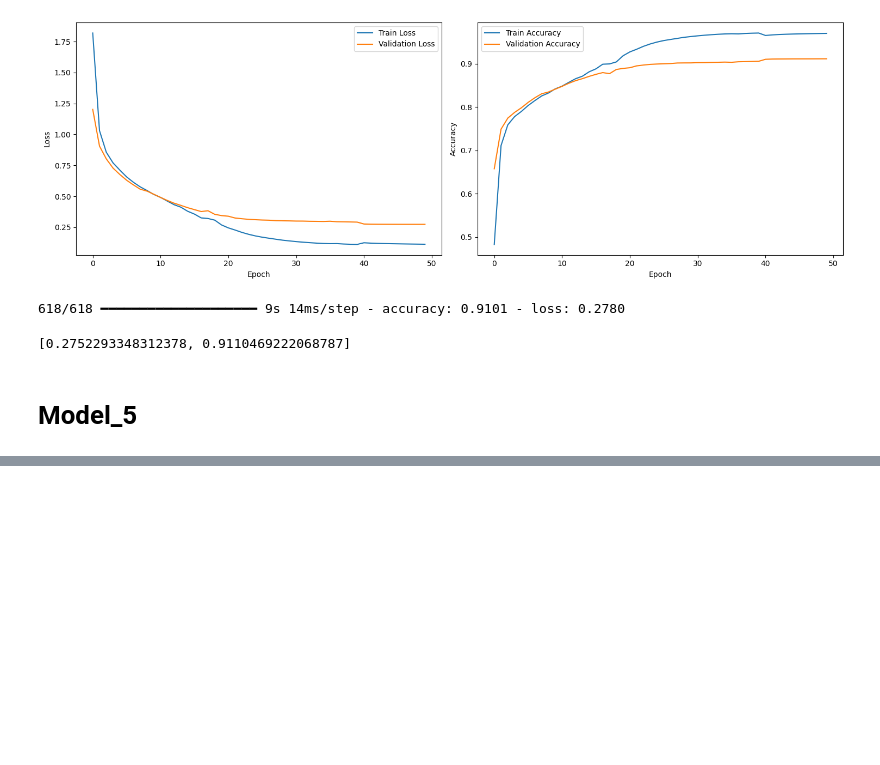
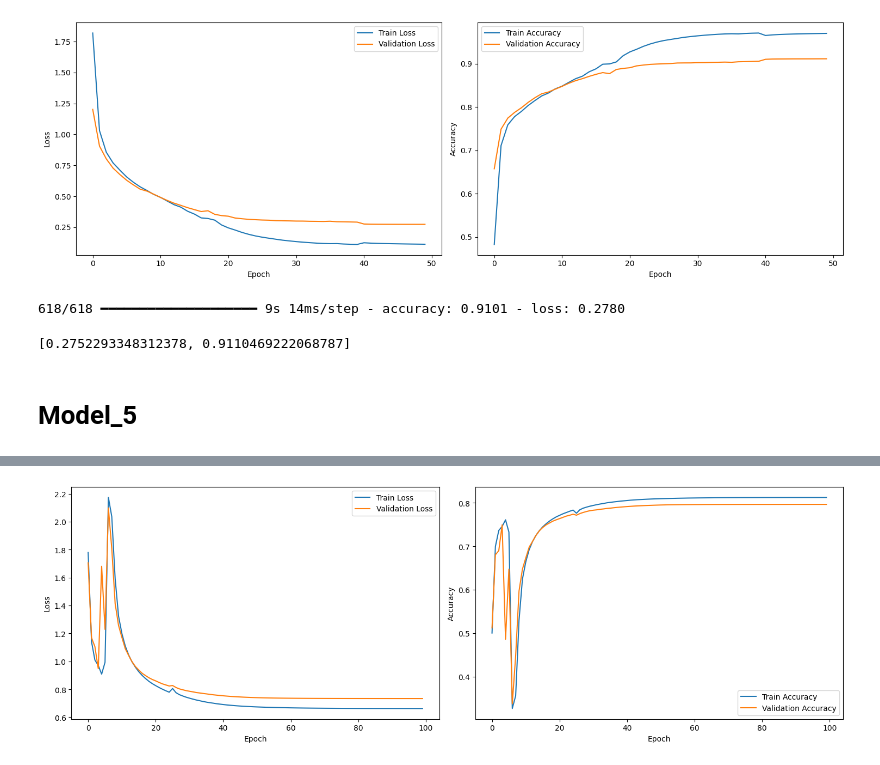
Before and after one commit to GeoNosX/Bach-Chorales-Project, a Jupyter notebook: Bach_chorales.ipynb, the cells around one changed output, grey strips where cells are left out. Drawn from its saved outputs; the diff is of its cells as text; code cells hidden in the pictures; blank space fills up the shorter version.

```diff
--- a/Bach_chorales.ipynb
+++ b/Bach_chorales.ipynb
@@ -757,7 +757,7 @@ def lr_schedule_exp(epoch):
   if epoch<80:
     return float(tf.exp(-epoch/10.)*0.01)
   else:
-    return 0.0001/5
+    return 0.00001/5
 
 learning_rate_callback=tf.keras.callbacks.LearningRateScheduler(lr_schedule_exp)
 checkpoint=tf.keras.callbacks.ModelCheckpoint('model_5.keras',monitor='val_accuracy',mode='max',save_best_only=True,verbose=1)
@@ -786,16 +791,18 @@ KeyboardInterrupt:
 # %%
 fig,axes=plt.subplots(1,2,figsize=(15,5))
 
-axes[0].plot(history_4.history['loss'],label='Train Loss')
-axes[0].plot(history_4.history['val_loss'],label='Validation Loss')
+axes[0].plot(history_5.history['loss'],label='Train Loss')
+axes[0].plot(history_5.history['val_loss'],label='Validation Loss')
 axes[0].set_xlabel('Epoch')
 axes[0].set_ylabel('Loss')
 axes[0].legend()
 
-axes[1].plot(history_4.history['accuracy'],label='Train Accuracy')
-axes[1].plot(history_4.history['val_accuracy'],label='Validation Accuracy')
+axes[1].plot(history_5.history['accuracy'],label='Train Accuracy')
+axes[1].plot(history_5.history['val_accuracy'],label='Validation Accuracy')
 axes[1].set_xlabel('Epoch')
 axes[1].set_ylabel('Accuracy')
 axes[1].legend()
 
 plt.tight_layout()
+# %% [output]
+[figure, added]
```
Also changed, not shown: parts of 2 cells of this notebook.
